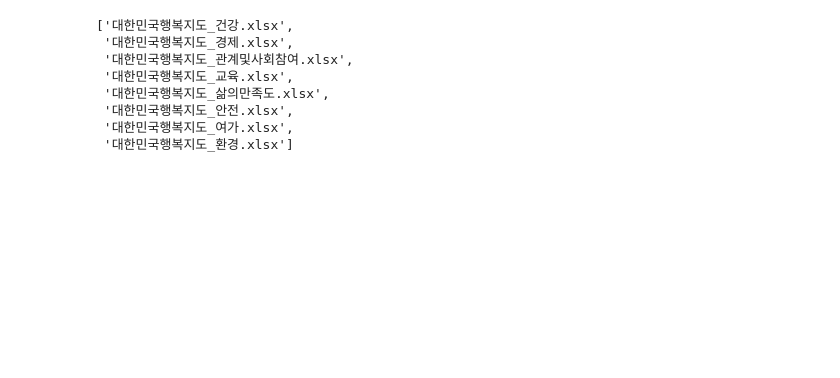
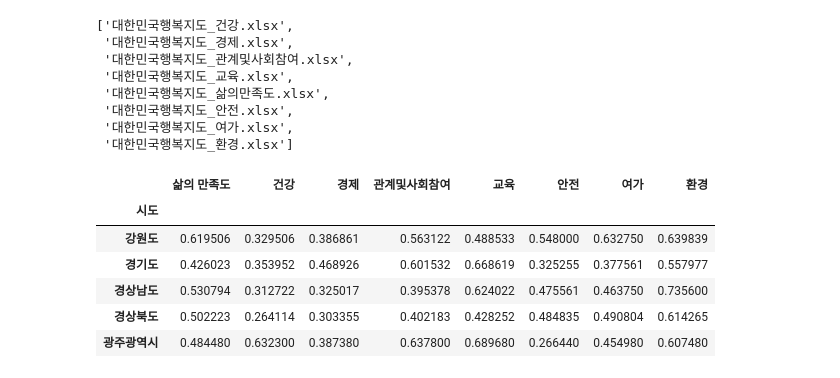
Before and after one commit to sunkyu0711/Python_MegaDataAnalysis_250120, a Jupyter notebook: 6일차_행복지수.ipynb, the cells around one changed output. Cells and saved outputs as stored; diff of their text form; code cells hidden in the pictures; blank space fills up the shorter version.

```diff
--- a/6일차_행복지수.ipynb
+++ b/6일차_행복지수.ipynb
@@ -131,3 +132,12 @@ except:
     print(i)
 # %%
 # 미션: 어느 특정 시를 누르면 그 시만 가져와서 구군별 분석
+happy_merge.head()
+# %% [output]
+|  | 삶의 만족도 | 건강 | 경제 | 관계및사회참여 | 교육 | 안전 | 여가 | 환경 |
+| 시도 |  |  |  |  |  |  |  |  |
+| 강원도 | 0.619506 | 0.329506 | 0.386861 | 0.563122 | 0.488533 | 0.548000 | 0.632750 | 0.639839 |
+| 경기도 | 0.426023 | 0.353952 | 0.468926 | 0.601532 | 0.668619 | 0.325255 | 0.377561 | 0.557977 |
+| 경상남도 | 0.530794 | 0.312722 | 0.325017 | 0.395378 | 0.624022 | 0.475561 | 0.463750 | 0.735600 |
+| 경상북도 | 0.502223 | 0.264114 | 0.303355 | 0.402183 | 0.428252 | 0.484835 | 0.490804 | 0.614265 |
+| 광주광역시 | 0.484480 | 0.632300 | 0.387380 | 0.637800 | 0.689680 | 0.266440 | 0.454980 | 0.607480 |
```
Also changed, not shown: parts of 6 cells of this notebook.
